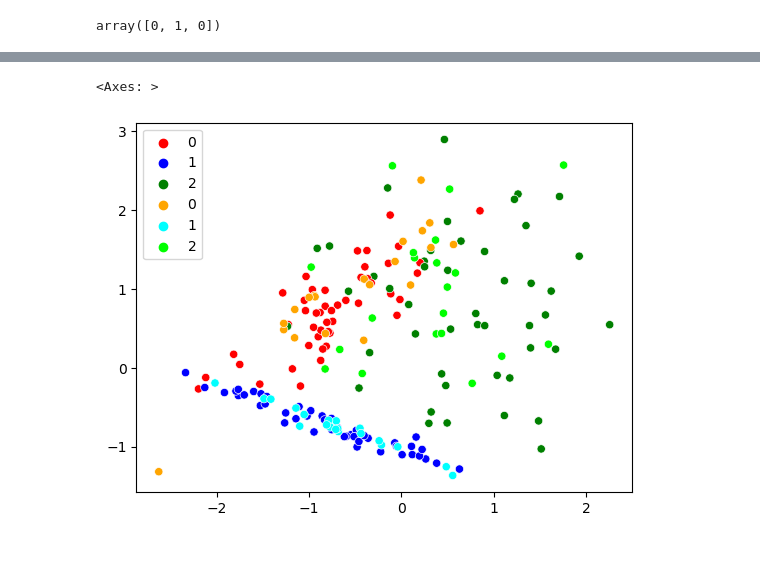
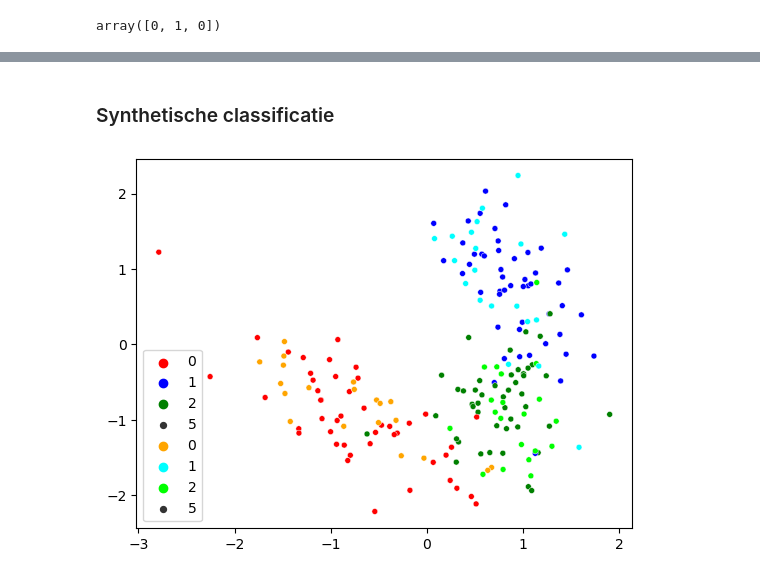
Before and after one commit to Janko-dev/ZM006-2324-artificial-intelligence, a Jupyter notebook: ai_dc5.ipynb, the cells around one changed output, grey strips where cells are left out. Saved outputs shown, nothing was run; the diff lists cells and outputs as text; code cells hidden in the pictures.

```diff
--- a/ai_dc5.ipynb
+++ b/ai_dc5.ipynb
@@ -446,34 +524,37 @@ Training loss did not improve more than tol=0.000001 for 10 consecutive epochs.
+# %% [markdown]
+### Synthetische classificatie
 # %%
 from sklearn.neural_network import MLPClassifier
 from sklearn.datasets import make_classification
 from sklearn.model_selection import train_test_split
 
+# maak classificatie dataset
 X, y = make_classification(
     n_samples=200,
     n_features=2,
     n_informative=2,
     n_redundant=0,
     n_repeated=0,
     n_classes=3,
     n_clusters_per_class=1,
     class_sep=1
 )
-X = (X - X.mean())/X.std()
+X = (X - X.mean())/X.std() # standaardiseer dataset (mean 0, variance 1)
 
+# maak meshgrid om beslisgrenzen te laten zien
 xmin = X[:, 0].min(); xmax = X[:, 0].max()
 ymin = X[:, 1].min(); ymax = X[:, 1].max()
-
-
 xx, yy = np.meshgrid(
     np.linspace(xmin-.5, xmax+.5, 100),
     np.linspace(ymin-.5, ymax+.5, 100)
 )
 D = np.vstack((xx.flatten(), yy.flatten())).T
 
+# split de dataset in train/test
 X_train, X_test, y_train, y_test = train_test_split(X, y, test_size=.3, stratify=y)
 
-sns.scatterplot(x=X_train[:, 0], y=X_train[:, 1], hue=y_train, palette=['r', 'b', 'g'])
-sns.scatterplot(x=X_test[:, 0], y=X_test[:, 1], hue=y_test, palette=['orange', 'cyan', 'lime'])
+sns.scatterplot(x=X_train[:, 0], y=X_train[:, 1], hue=y_train, size=5, palette=['r', 'b', 'g'])
+sns.scatterplot(x=X_test[:, 0], y=X_test[:, 1], hue=y_test, size=5, palette=['orange', 'cyan', 'lime'])
+plt.show()
 # %% [output]
-<Axes: >
-[figure, old version]
+[figure, new version]
```
Also changed, not shown: parts of 17 cells of this notebook.
